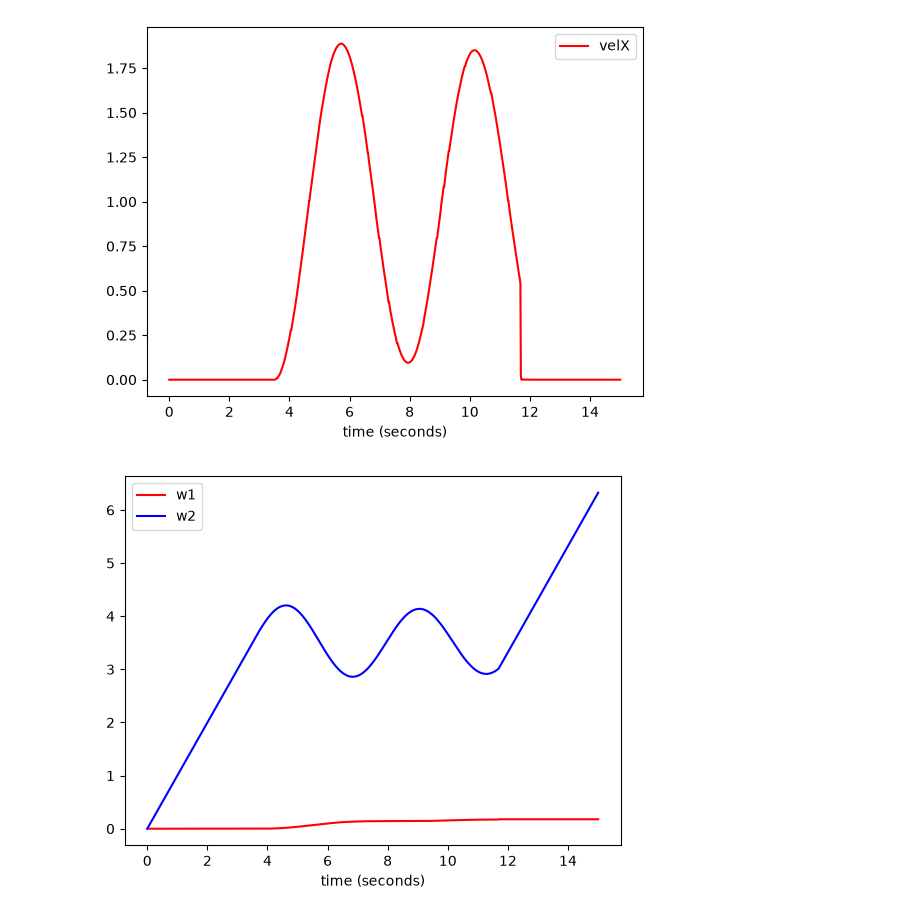
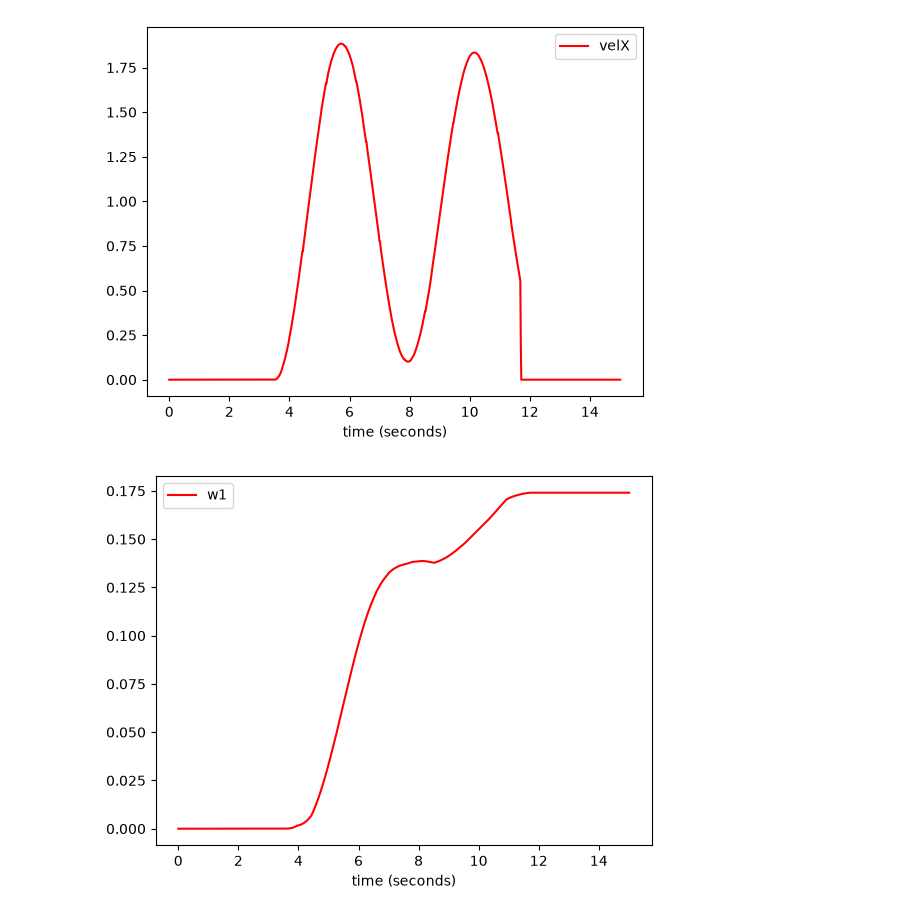
Before and after one commit to Davide-Leotta/MecaN, a Jupyter notebook: python/control.ipynb, the cells around one changed output. Cells and saved outputs as stored; diff of their text form; code cells hidden in the pictures.

Commit message:
Add more plots

```diff
--- a/python/control.ipynb
+++ b/python/control.ipynb
@@ -59,11 +59,9 @@ class MecanumController:
         w4 = self.PI_w4.evaluate(delta_t,err[3])
         return [w1,w2,w3,w4]
 
-
 dpx = DataPlotter()
 dpx.set_x("time (seconds)")
 dpx.add_y("posX", "posX")
-
 dpz = DataPlotter()
 dpz.set_x("time (seconds)")
 dpz.add_y("posZ", "posZ")
@@ -71,7 +69,6 @@ dpz.add_y("posZ", "posZ")
 dp_vz = DataPlotter()
 dp_vz.set_x("time (seconds)")
 dp_vz.add_y("velZ","velZ")
-
 dp_vx = DataPlotter()
 dp_vx.set_x("time (seconds)")
 dp_vx.add_y("velX","velX")
@@ -79,12 +76,15 @@ dp_vx.add_y("velX","velX")
 dp_w1 = DataPlotter()
 dp_w1.set_x("time (seconds)")
 dp_w1.add_y("w1", "w1")
-dp_w1.add_y("w2", "w2")
-
 dp_w2 = DataPlotter()
 dp_w2.set_x("time (seconds)")
-dp_w2.add_y("w3", "w3")
-dp_w2.add_y("w4", "w4")
+dp_w2.add_y("w2", "w2")
+dp_w3 = DataPlotter()
+dp_w3.set_x("time (seconds)")
+dp_w3.add_y("w3", "w3")
+dp_w4 = DataPlotter()
+dp_w4.set_x("time (seconds)")
+dp_w4.add_y("w4", "w4")
 
 dds = DDS()
 dds.start()
@@ -105,43 +105,47 @@ while t.get() < 15:
     velX = dds.wait("velX")
     posZ = dds.wait("posZ")
     posX = dds.wait("posX")
+
     w = m.evaluate(delta_t,[velZ,velX,0])
+
     dds.publish("w1",w[0],dds.DDS_TYPE_FLOAT)
     dds.publish("w2",w[1],dds.DDS_TYPE_FLOAT)
     dds.publish("w3",w[2],dds.DDS_TYPE_FLOAT)
     dds.publish("w4",w[3],dds.DDS_TYPE_FLOAT)
 
     dp_vz.append_x(t.get())
     dp_vz.append_y("velZ",velZ)
-
     dp_vx.append_x(t.get())
     dp_vx.append_y("velX",velX)
 
     dpx.append_x(t.get())
     dpx.append_y("posX", posX)
-
     dpz.append_x(t.get())
     dpz.append_y("posZ", posZ)
 
     dp_w1.append_x(t.get())
     dp_w1.append_y("w1", w[0])
-    dp_w1.append_y("w2", w[1])
-
     dp_w2.append_x(t.get())
-    dp_w2.append_y("w3", w[2])
-    dp_w2.append_y("w4", w[3])
+    dp_w2.append_y("w2", w[1])
+    dp_w3.append_x(t.get())
+    dp_w3.append_y("w3", w[2])
+    dp_w4.append_x(t.get())
+    dp_w4.append_y("w4", w[3])
 
 
 #dpx.plot()
 #dpz.plot()
 dp_vz.plot()
 dp_vx.plot()
+
 dp_w1.plot()
 dp_w2.plot()
+dp_w3.plot()
+dp_w4.plot()
 
 
 dds.stop()
 # %% [output]
 [figure]
 [figure]
-[figure, old version]
+[figure, new version]
```
Also changed, not shown: parts of 1 cell of this notebook.
